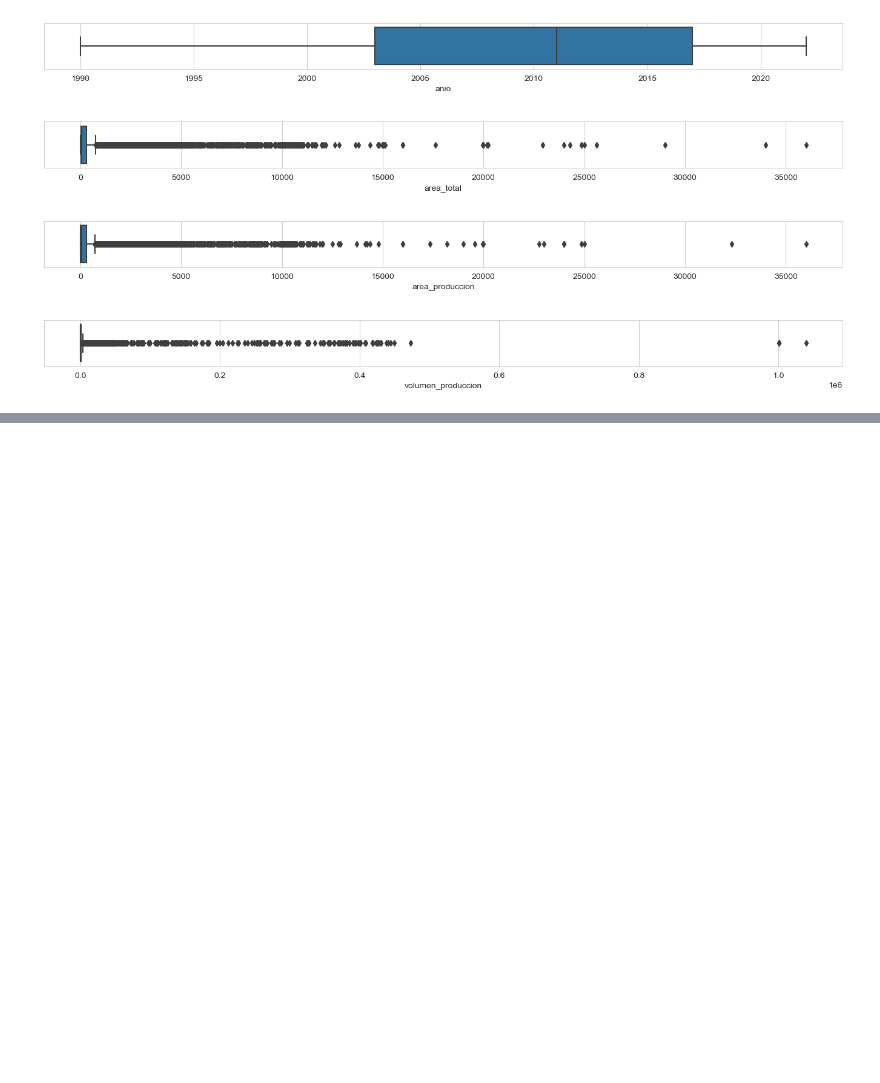
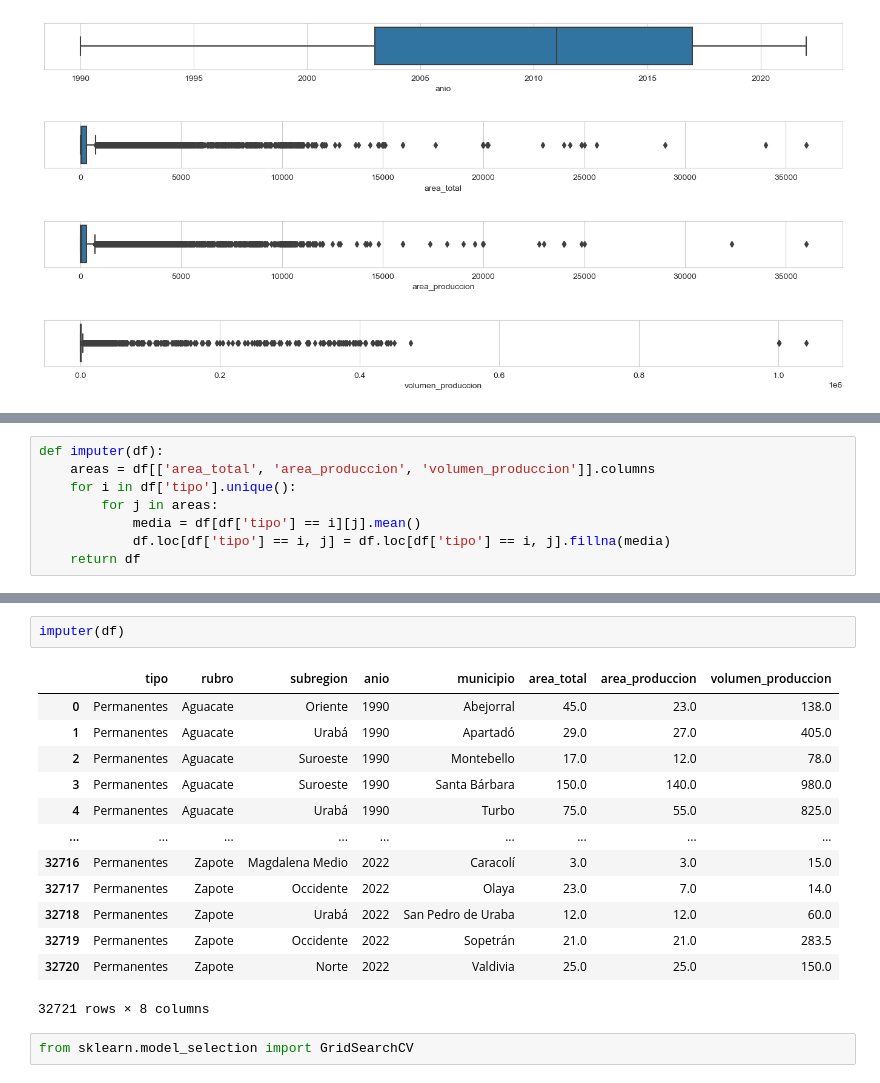
Before and after one commit to federr-gh/Produccion-agricola-datascience, a Jupyter notebook: produccion-agricola.ipynb, the cells around one changed output, grey strips where cells are left out. Cells and saved outputs as stored; diff of their text form; blank space fills up the shorter version.

```diff
--- a/produccion-agricola.ipynb
+++ b/produccion-agricola.ipynb
@@ -614,0 +779,8 @@ for i in cols:
+# %%
+def imputer(df):
+    areas = df[['area_total', 'area_produccion', 'volumen_produccion']].columns
+    for i in df['tipo'].unique():
+        for j in areas:
+            media = df[df['tipo'] == i][j].mean()
+            df.loc[df['tipo'] == i, j] = df.loc[df['tipo'] == i, j].fillna(media)
+    return df
@@ -614,0 +807,18 @@ for i in cols:
+# %%
+imputer(df)
+# %% [output]
+|  | tipo | rubro | subregion | anio | municipio | area_total | area_produccion | volumen_produccion |
+| 0 | Permanentes | Aguacate | Oriente | 1990 | Abejorral | 45.0 | 23.0 | 138.0 |
+| 1 | Permanentes | Aguacate | Urabá | 1990 | Apartadó | 29.0 | 27.0 | 405.0 |
+| 2 | Permanentes | Aguacate | Suroeste | 1990 | Montebello | 17.0 | 12.0 | 78.0 |
+| 3 | Permanentes | Aguacate | Suroeste | 1990 | Santa Bárbara | 150.0 | 140.0 | 980.0 |
+| 4 | Permanentes | Aguacate | Urabá | 1990 | Turbo | 75.0 | 55.0 | 825.0 |
+| ... | ... | ... | ... | ... | ... | ... | ... | ... |
+| 32716 | Permanentes | Zapote | Magdalena Medio | 2022 | Caracolí | 3.0 | 3.0 | 15.0 |
+| 32717 | Permanentes | Zapote | Occidente | 2022 | Olaya | 23.0 | 7.0 | 14.0 |
+| 32718 | Permanentes | Zapote | Urabá | 2022 | San Pedro de Uraba | 12.0 | 12.0 | 60.0 |
+| 32719 | Permanentes | Zapote | Occidente | 2022 | Sopetrán | 21.0 | 21.0 | 283.5 |
+| 32720 | Permanentes | Zapote | Norte | 2022 | Valdivia | 25.0 | 25.0 | 150.0 |
+32721 rows × 8 columns
+# %%
+from sklearn.model_selection import GridSearchCV
```
Also changed, not shown: parts of 24 cells of this notebook.
